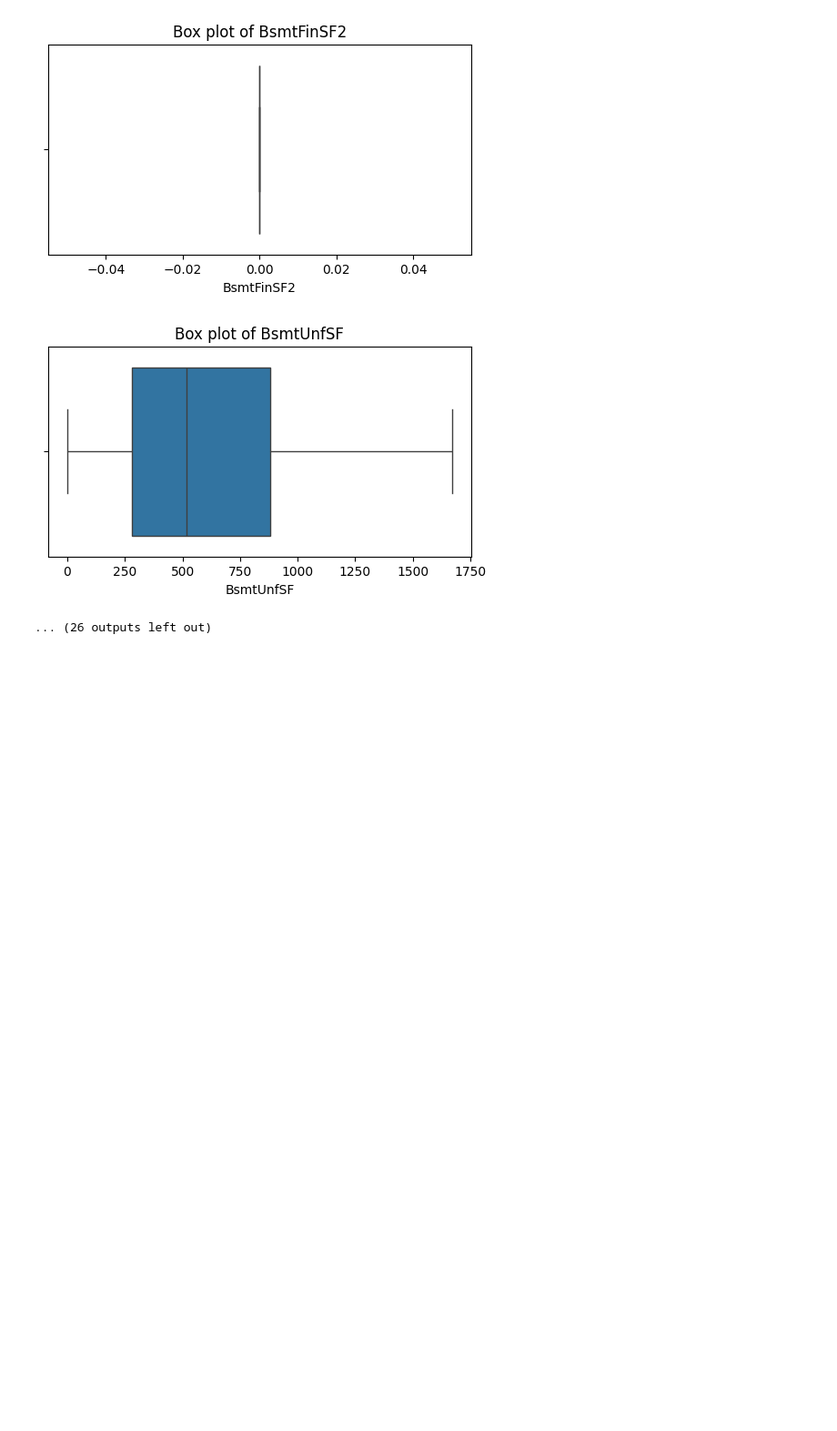
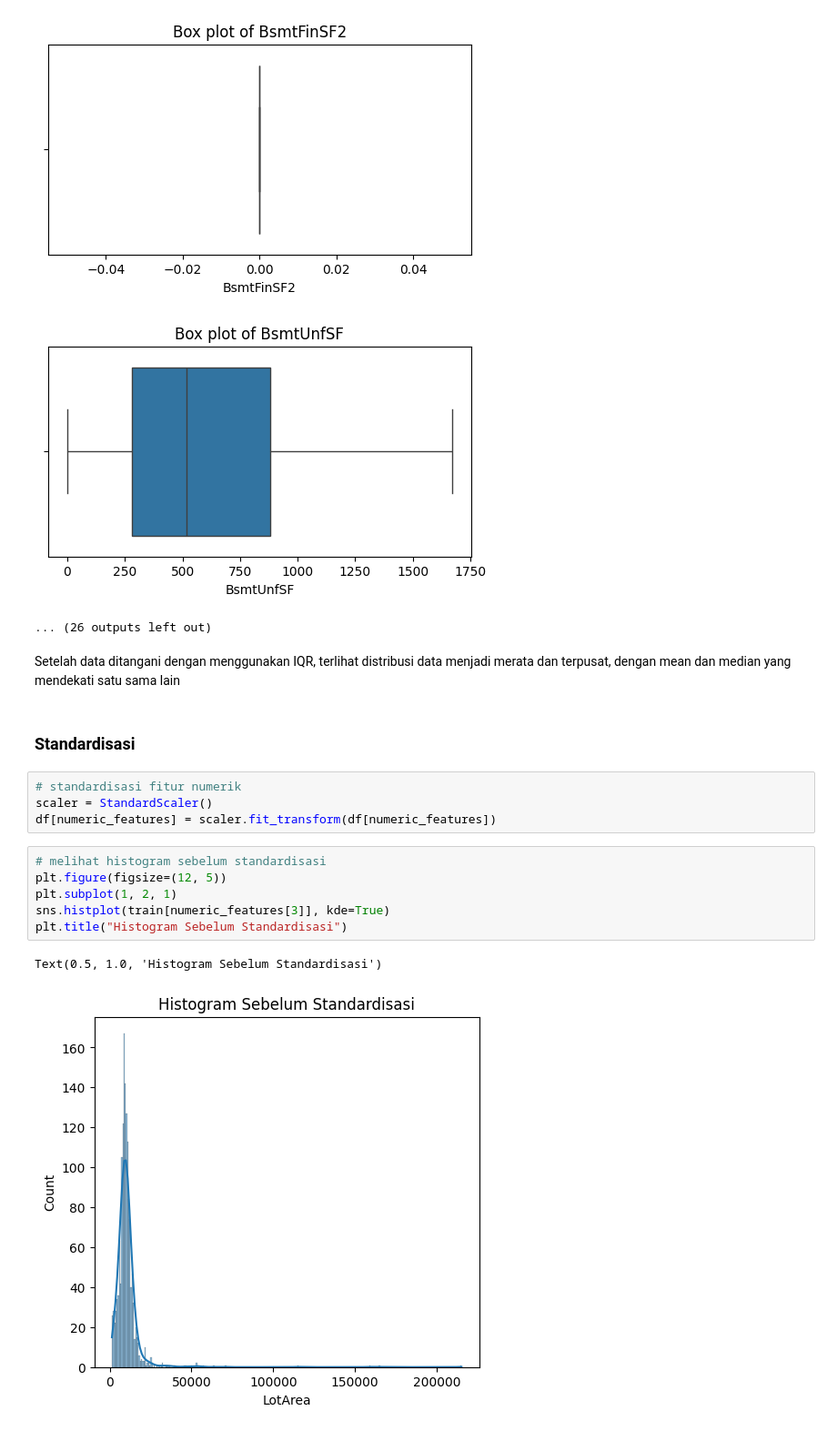
Before and after one commit to mhmmdridlo/dicoding-machine-learning, a Jupyter notebook: notebook.ipynb, the cells around one changed output. Shown at 91% size. Drawn from its saved outputs; the diff is of its cells as text; blank space fills up the shorter version.

Commit message:
preprocessing standardization

```diff
--- a/notebook.ipynb
+++ b/notebook.ipynb
@@ -236,3 +238,20 @@ for feature in numeric_features:
 [figure]
 [figure]
 ... (26 outputs left out)
+# %% [markdown]
+Setelah data ditangani dengan menggunakan IQR, terlihat distribusi data menjadi merata dan terpusat, dengan mean dan median yang mendekati satu sama lain
+# %% [markdown]
+### Standardisasi
+# %%
+# standardisasi fitur numerik
+scaler = StandardScaler()
+df[numeric_features] = scaler.fit_transform(df[numeric_features])
+# %%
+# melihat histogram sebelum standardisasi
+plt.figure(figsize=(12, 5))
+plt.subplot(1, 2, 1)
+sns.histplot(train[numeric_features[3]], kde=True)
+plt.title("Histogram Sebelum Standardisasi")
+# %% [output]
+Text(0.5, 1.0, 'Histogram Sebelum Standardisasi')
+[figure, added]
```
Also changed, not shown: parts of 3 cells of this notebook.
